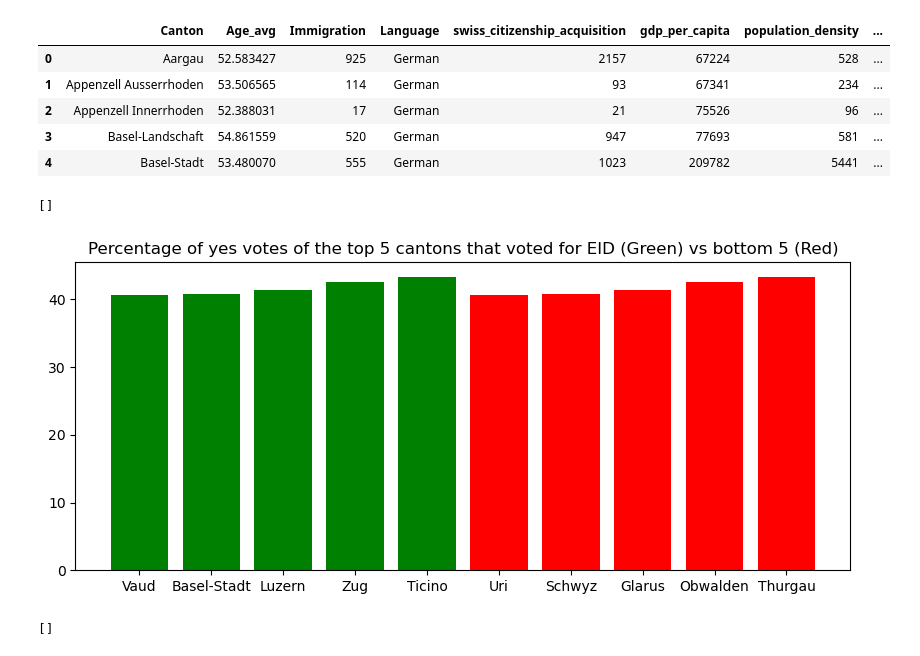
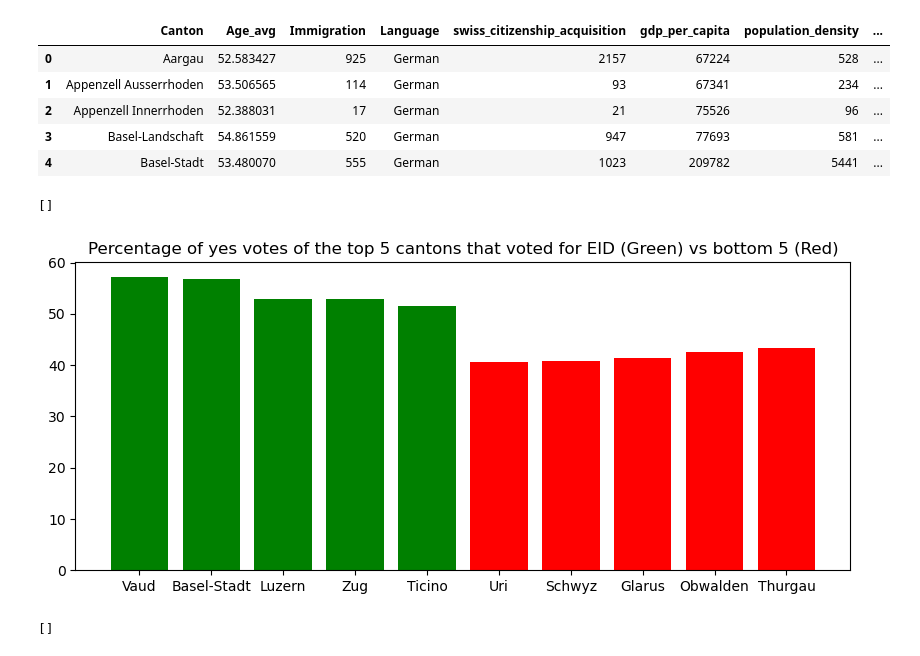
Before and after one commit to Rolph1/Online-privacy-votation-data-analysis, a Jupyter notebook: analysis.ipynb, the cells around one changed output. Cells and saved outputs as stored; diff of their text form; code cells hidden in the pictures.

Commit message:
corrected graph percentage

```diff
--- a/analysis.ipynb
+++ b/analysis.ipynb
@@ -429,13 +429,13 @@ top_5_density = np.array(pd.to_numeric(top_5_eid['population_density']).astype('
 top_5_cantons = np.array(top_5_eid["Canton"])
 # %%
 fig, ax = plt.subplots(figsize=(10,4))
-plt.bar(top_5_cantons, bottom_5_eid['yes_percentage'], color="g")
+plt.bar(top_5_cantons, top_5_eid['yes_percentage'], color="g")
 plt.bar(bottom_5_eid["Canton"], pd.to_numeric(bottom_5_eid['yes_percentage']), color="r")
 plt.title("Percentage of yes votes of the top 5 cantons that voted for EID (Green) vs bottom 5 (Red)")
 plt.plot()
 # %% [output]
 []
-[figure, old version]
+[figure, new version]
 # %%
 fig, ax = plt.subplots(figsize=(10,4))
 plt.bar(top_5_cantons, top_5_density, color="b")
```
